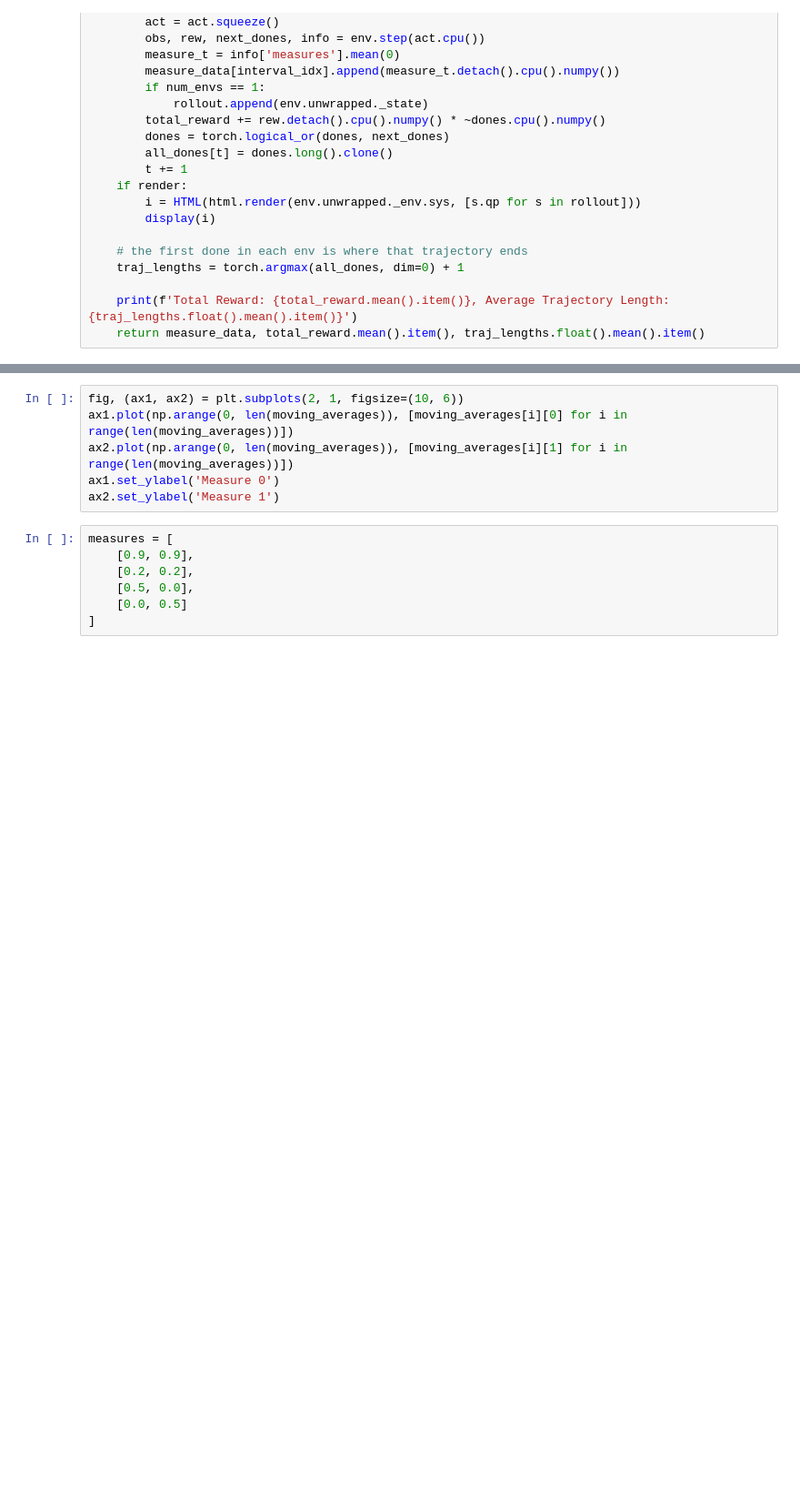
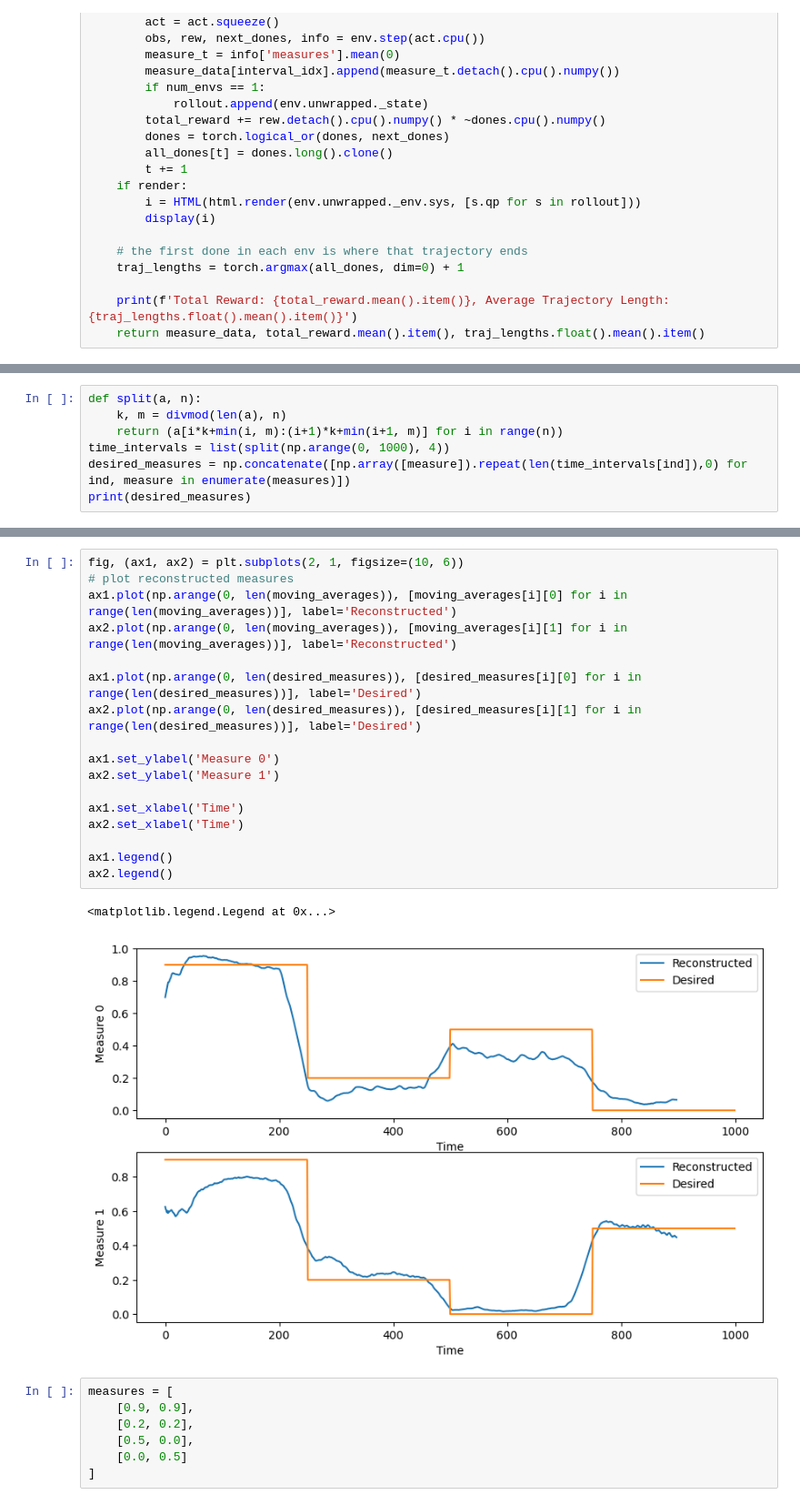
Before and after one commit to SumeetBatra/diffusion_models, a Jupyter notebook: algorithm/enjoy_policy_diffusion.ipynb, the cells around one changed output, grey strips where cells are left out. Shown: that part at 91% size. Cells and saved outputs as stored; diff of their text form; blank space fills up the shorter version.

Commit message:
added measure composition

```diff
--- a/algorithm/enjoy_policy_diffusion.ipynb
+++ b/algorithm/enjoy_policy_diffusion.ipynb
@@ -350,0 +379,7 @@ plt.plot(np.arange(0, len(moving_averages)), [moving_averages[i][0] for i in ran
+# %%
+def split(a, n):
+    k, m = divmod(len(a), n)
+    return (a[i*k+min(i, m):(i+1)*k+min(i+1, m)] for i in range(n))
+time_intervals = list(split(np.arange(0, 1000), 4))
+desired_measures = np.concatenate([np.array([measure]).repeat(len(time_intervals[ind]),0) for ind, measure in enumerate(measures)])
+print(desired_measures)
@@ -351,9 +394,23 @@ plt.plot(np.arange(0, len(moving_averages)), [moving_averages[i][0] for i in ran
 # %%
 fig, (ax1, ax2) = plt.subplots(2, 1, figsize=(10, 6))
-ax1.plot(np.arange(0, len(moving_averages)), [moving_averages[i][0] for i in range(len(moving_averages))])
-ax2.plot(np.arange(0, len(moving_averages)), [moving_averages[i][1] for i in range(len(moving_averages))])
+# plot reconstructed measures
+ax1.plot(np.arange(0, len(moving_averages)), [moving_averages[i][0] for i in range(len(moving_averages))], label='Reconstructed')
+ax2.plot(np.arange(0, len(moving_averages)), [moving_averages[i][1] for i in range(len(moving_averages))], label='Reconstructed')
+
+ax1.plot(np.arange(0, len(desired_measures)), [desired_measures[i][0] for i in range(len(desired_measures))], label='Desired')
+ax2.plot(np.arange(0, len(desired_measures)), [desired_measures[i][1] for i in range(len(desired_measures))], label='Desired')
+
 ax1.set_ylabel('Measure 0')
 ax2.set_ylabel('Measure 1')
+
+ax1.set_xlabel('Time')
+ax2.set_xlabel('Time')
+
+ax1.legend()
+ax2.legend()
+# %% [output]
+<matplotlib.legend.Legend at 0x...>
+[figure, added]
 # %%
 measures = [
     [0.9, 0.9],
```
Also changed, not shown: parts of 12 cells of this notebook.
